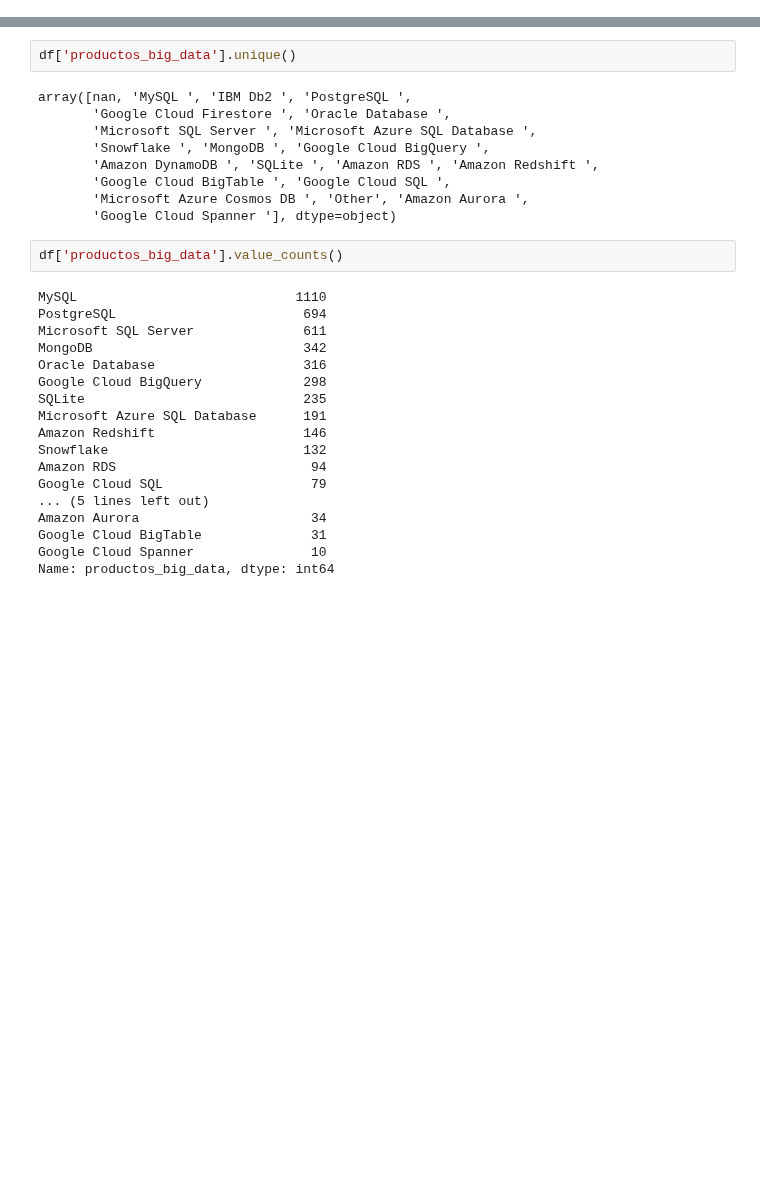
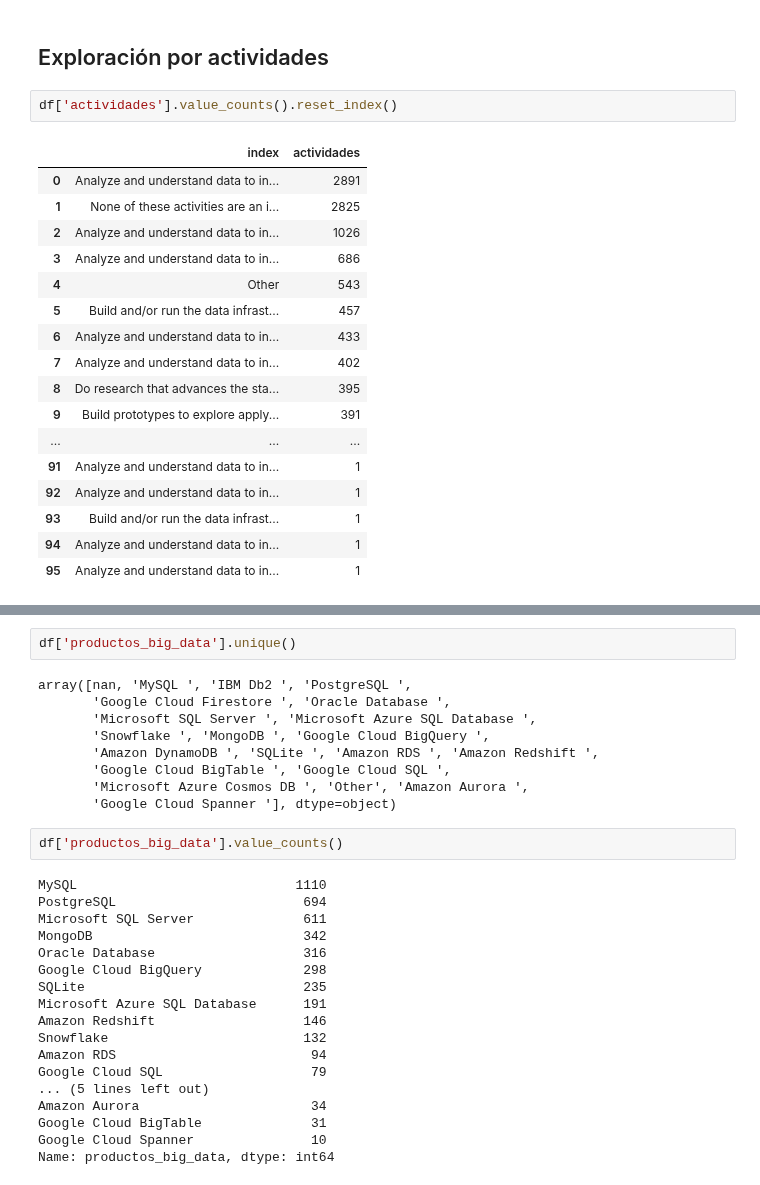
Before and after one commit to Adalab/EDA-ETL-project, a Jupyter notebook: 2.eda.ipynb, the cells around one changed output, grey strips where cells are left out. Drawn from its saved outputs; the diff is of its cells as text; blank space fills up the shorter version.

```diff
--- a/2.eda.ipynb
+++ b/2.eda.ipynb
@@ -92,0 +146,22 @@ Name: ocupacion, dtype: int64
+# %% [markdown]
+## Exploración por actividades
+# %%
+df['actividades'].value_counts().reset_index()
+# %% [output]
+|  | index | actividades |
+| 0 | Analyze and understand data to in... | 2891 |
+| 1 | None of these activities are an i... | 2825 |
+| 2 | Analyze and understand data to in... | 1026 |
+| 3 | Analyze and understand data to in... | 686 |
+| 4 | Other | 543 |
+| 5 | Build and/or run the data infrast... | 457 |
+| 6 | Analyze and understand data to in... | 433 |
+| 7 | Analyze and understand data to in... | 402 |
+| 8 | Do research that advances the sta... | 395 |
+| 9 | Build prototypes to explore apply... | 391 |
+| ... | ... | ... |
+| 91 | Analyze and understand data to in... | 1 |
+| 92 | Analyze and understand data to in... | 1 |
+| 93 | Build and/or run the data infrast... | 1 |
+| 94 | Analyze and understand data to in... | 1 |
+| 95 | Analyze and understand data to in... | 1 |
```
Also changed, not shown: parts of 39 cells of this notebook.
